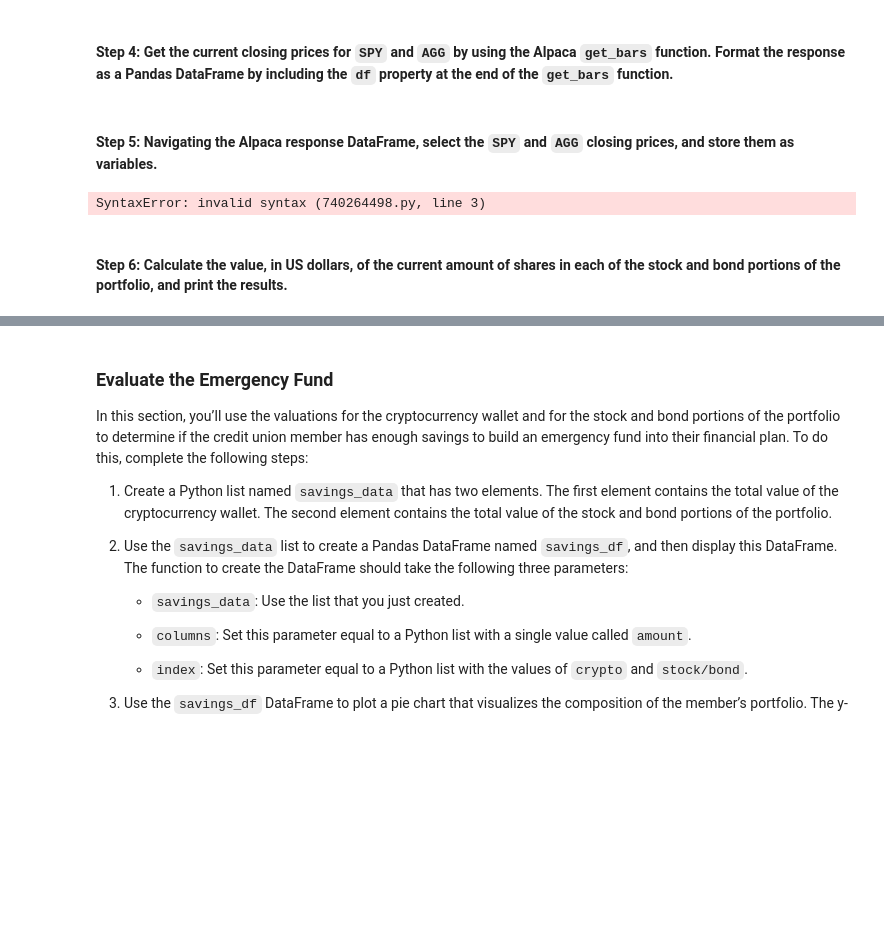
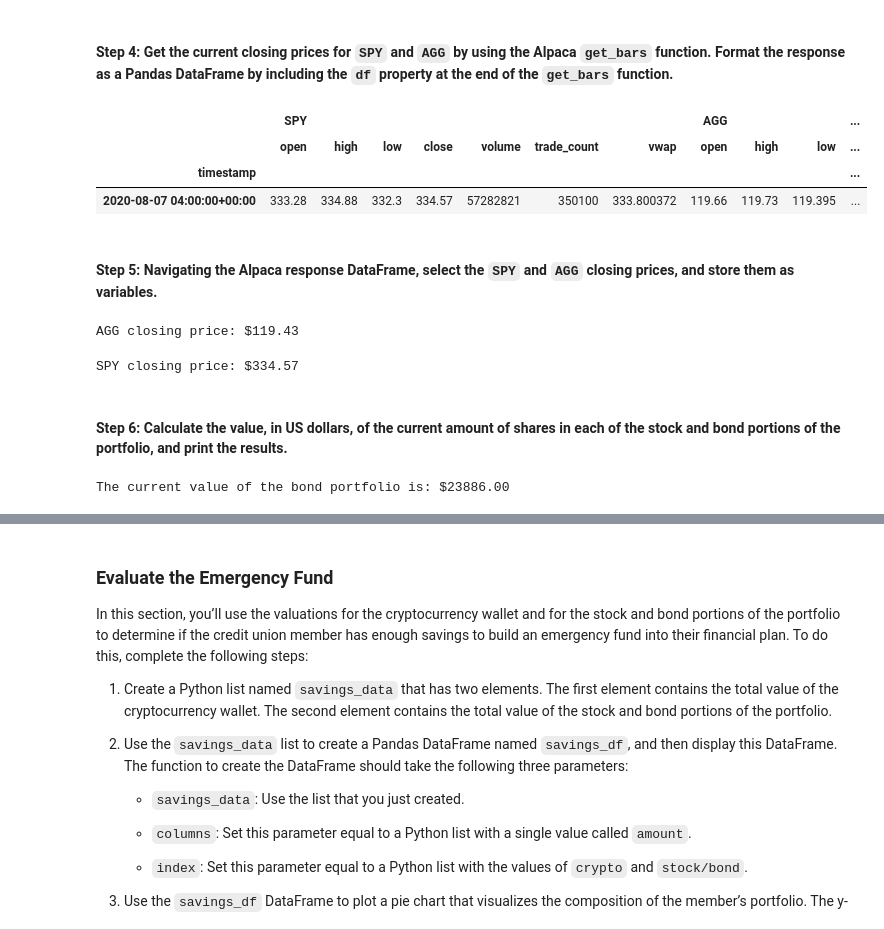
Before and after one commit to asabeti/Financial_Planning_With_APIs, a Jupyter notebook: financial_planning_tools.ipynb, the cells around one changed output, grey strips where cells are left out. Drawn from its saved outputs; the diff is of its cells as text; code cells hidden in the pictures; blank space fills up the shorter version.

```diff
--- a/financial_planning_tools.ipynb
+++ b/financial_planning_tools.ipynb
@@ -187,8 +187,11 @@ agg_shares = 200
 #### Step 2: Set the variables for the Alpaca API and secret keys. Using the Alpaca SDK, create the Alpaca `tradeapi.REST` object. In this object, include the parameters for the Alpaca API key, the secret key, and the version number.
 # %%
 # Set the variables for the Alpaca API and secret keys
-# YOUR CODE HERE
-# YOUR CODE HERE
+alpaca_api_key = os.getenv("ALPACA_API_KEY")
+alpaca_secret_key = os.getenv("ALPACA_SECRET_KEY")
+
+display(type(alpaca_api_key))
+display(type(alpaca_secret_key))
 
 # Create the Alpaca tradeapi.REST object
-# YOUR CODE HERE
+alpaca = tradeapi.REST(alpaca_api_key, alpaca_secret_key, api_version= "V2")
@@ -202,58 +208,74 @@ agg_shares = 200
 - `start_date` and `end_date`: Use the same date for these parameters, and format them with the date of the previous weekday (or `2020-08-07`). This is because you want the one closing price for the most-recent trading day.
 # %%
 # Set the tickers for both the bond and stock portion of the portfolio
-# YOUR CODE HERE
+tickers = ["SPY","AGG"]
 
 # Set timeframe to 1Day
-# YOUR CODE HERE
+timeframe = "1D"
 
 # Format current date as ISO format
 # Set both the start and end date at the date of your prior weekday
 # This will give you the closing price of the previous trading day
 # Alternatively you can use a start and end date of 2020-08-07
-# YOUR CODE HERE
-# YOUR CODE HERE
+start_date = pd.Timestamp("2020-08-07", tz="America/New_York").isoformat()
+end_date = pd.Timestamp("2020-08-07", tz="America/New_York").isoformat()
 # %% [markdown]
 #### Step 4: Get the current closing prices for `SPY` and `AGG` by using the Alpaca `get_bars` function. Format the response as a Pandas DataFrame by including the `df` property at the end of the `get_bars` function.
 # %%
 # Use the Alpaca get_bars function to get current closing prices the portfolio
 # Be sure to set the `df` property after the function to format the response object as a DataFrame
-# YOUR CODE HERE
+prices_df = alpaca.get_bars(
+    tickers,
+    timeframe,
+    start= start_date,
+    end=end_date
+).df
+
 
 # Reorganize the DataFrame
 # Separate ticker data
-# YOUR CODE HERE
+SPY = prices_df[prices_df['symbol']=='SPY'].drop('symbol', axis=1)
+AGG = prices_df[prices_df['symbol']=='AGG'].drop('symbol', axis=1)
 
 # Concatenate the ticker DataFrames
-# YOUR CODE HERE
+prices_df = pd.concat([SPY,AGG],axis=1, keys=['SPY','AGG'])
 
 # Review the first 5 rows of the Alpaca DataFrame
-# YOUR CODE HERE
+prices_df.head()
+# %% [output]
+|  | SPY |  |  |  |  |  |  | AGG |  |  | ... |
+|  | open | high | low | close | volume | trade_count | vwap | open | high | low | ... |
+| timestamp |  |  |  |  |  |  |  |  |  |  | ... |
+| 2020-08-07 04:00:00+00:00 | 333.28 | 334.88 | 332.3 | 334.57 | 57282821 | 350100 | 333.800372 | 119.66 | 119.73 | 119.395 | ... |
 # %% [markdown]
 #### Step 5: Navigating the Alpaca response DataFrame, select the `SPY` and `AGG` closing prices, and store them as variables.
 # %%
 # Access the closing price for AGG from the Alpaca DataFrame
 # Converting the value to a floating point number
-agg_close_price = # YOUR CODE HERE
+agg_close_price = float(prices_df["AGG"]["close"])
 
 # Print the AGG closing price
-# YOUR CODE HERE
+print(f"AGG closing price: ${agg_close_price:.2f}")
 # %% [output]
-SyntaxError: invalid syntax (740264498.py, line 3)
+AGG closing price: $119.43
 # %%
 # Access the closing price for SPY from the Alpaca DataFrame
 # Converting the value to a floating point number
-spy_close_price = # YOUR CODE HERE
+spy_close_price = float(prices_df["SPY"]["close"])
 
 # Print the SPY closing price
-# YOUR CODE HERE
+print(f"SPY closing price: ${spy_close_price:.2f}")
+# %% [output]
+SPY closing price: $334.57
 # %% [markdown]
 #### Step 6: Calculate the value, in US dollars, of the current amount of shares in each of the stock and bond portions of the portfolio, and print the results.
 # %%
 # Calculate the current value of the bond portion of the portfolio
-agg_value = # YOUR CODE HERE
+agg_value = agg_close_price * agg_shares
 
 # Print the current value of the bond portfolio
-# YOUR CODE HERE
+print(f"The current value of the bond portfolio is: ${agg_value:.2f}")
+# %% [output]
+The current value of the bond portfolio is: $23886.00
 # %%
 # Calculate the current value of the stock portion of the portfolio
```
Also changed, not shown: parts of 13 cells of this notebook.
